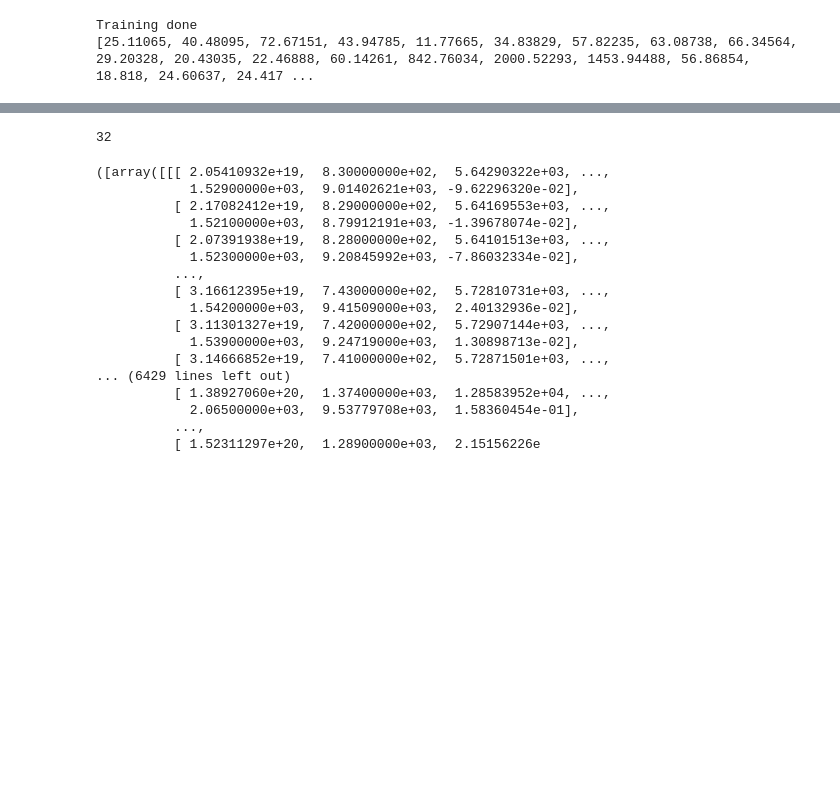
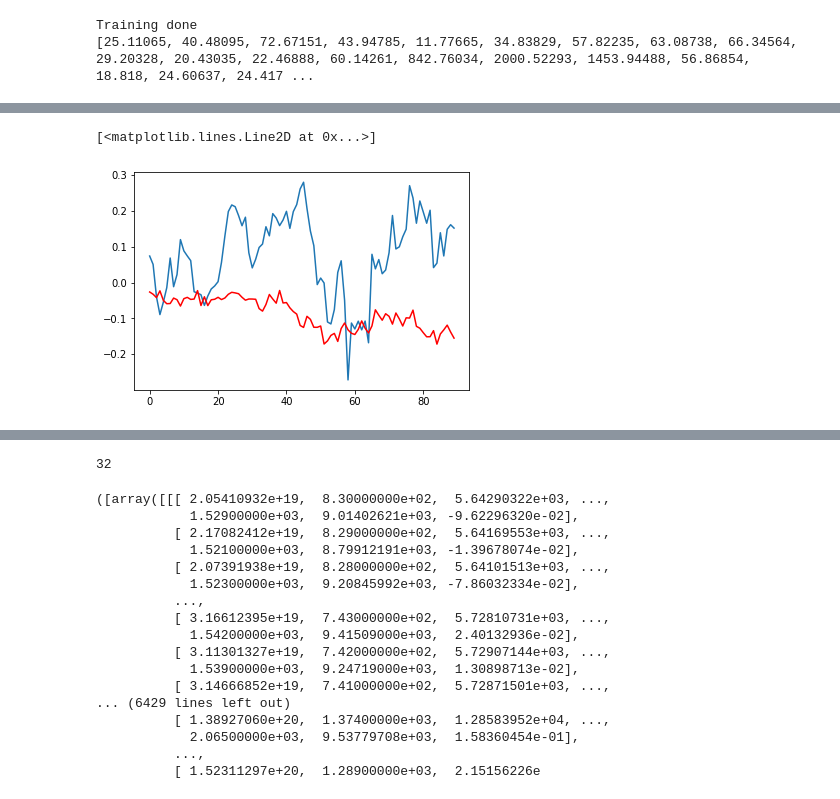
Before and after one commit to AlexandreLaizet/bitcoin_deep_learning, a Jupyter notebook: notebooks/Aloys_notebook.ipynb, the cells around one changed output, grey strips where cells are left out. Saved outputs shown, nothing was run; the diff lists cells and outputs as text; code cells hidden in the pictures; blank space fills up the shorter version.

```diff
--- a/notebooks/Aloys_notebook.ipynb
+++ b/notebooks/Aloys_notebook.ipynb
@@ -81,11 +87,8 @@ train_df.head(20)
 # %%
-model = LinearRegressionBaselineModel2()
+model = LinearRegressionBaselineModel(alpha=0.1,l1_ratio=0.001)
+#model = LinearRegressionBaselineModel(alpha=50,l1_ratio=0.01)
 folf_score,score = train(model,train_df)
 print(fold_score,score)
 # %% [output]
 Training done
 [25.11065, 40.48095, 72.67151, 43.94785, 11.77665, 34.83829, 57.82235, 63.08738, 66.34564, 29.20328, 20.43035, 22.46888, 60.14261, 842.76034, 2000.52293, 1453.94488, 56.86854, 18.818, 24.60637, 24.417 ...
-# %%
-model = LinearRegressionBaselineModel(alpha=50,l1_ratio=0.01)
-folf_score,score = train(model,train_df)
-print(fold_score,score)
@@ -107,3 +94,0 @@ array([-3.74030919e-01,  3.71852553e+00, -6.15565923e-01,  4.34454746e+00,
-# %%
-train(model,train_df)
-read_result().sort_values(by="date")
@@ -114,0 +95,9 @@ Training done
+# %%
+from sklearn.metrics import mean_squared_error
+index = np.array(fold_score).argmax()
+X_test = X_test_list[index]
+X_train = X_train_list[index]
+Y_test = Y_test_list[index]
+Y_train = Y_train_list[index]
+Y_pred = model.run(X_test,X_train,Y_train)
+Y_pred
@@ -114,0 +123,6 @@ Training done
+# %%
+plt.plot(Y_test)
+plt.plot(Y_pred,color="r")
+# %% [output]
+[<matplotlib.lines.Line2D at 0x...>]
+[figure, added]
```
Also changed, not shown: parts of 12 cells of this notebook, 2 other files.
